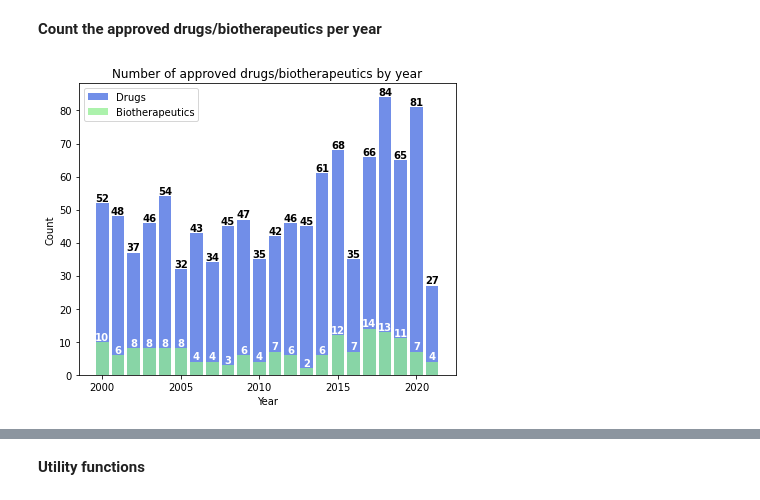
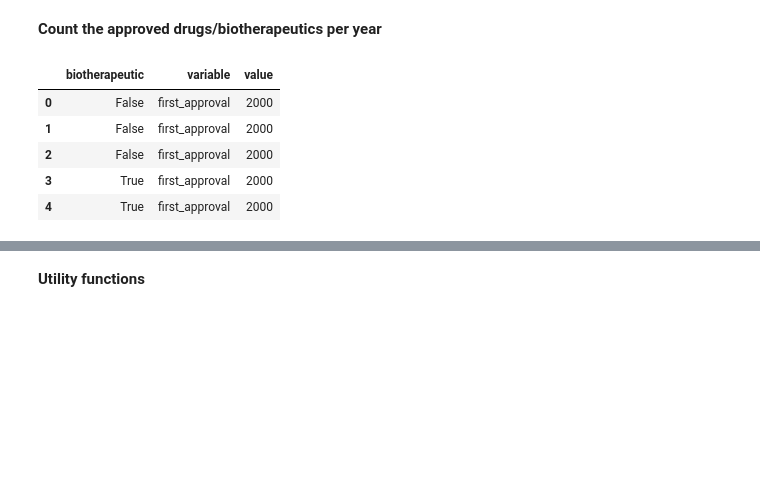
Before and after one commit to enricocid/python-scientific-exercises, a Jupyter notebook: chem_approved_drugs.ipynb, the cells around one changed output, grey strips where cells are left out. Cells and saved outputs as stored; diff of their text form; code cells hidden in the pictures; blank space fills up the shorter version.

```diff
--- a/chem_approved_drugs.ipynb
+++ b/chem_approved_drugs.ipynb
@@ -44,23 +44,14 @@ df.head()
 5 rows × 38 columns
 # %% [markdown]
 **Count the approved drugs/biotherapeutics per year**
-# %%
-fig, ax = plt.subplots(figsize=(6,5))
-
-drugs = df["first_approval"].value_counts(sort=False)
-biotherapeutics = df[df["biotherapeutic"].notnull()]["first_approval"].value_counts(sort=False)
-
-ax.bar(x=drugs.index, height=drugs.values, alpha=0.75, color="royalblue", label="Drugs")
-ax.bar(x=biotherapeutics.index, height=biotherapeutics.values, alpha=0.75, color="lightgreen", label="Biotherapeutics")
-ax.bar_label(ax.containers[0], color="k", fontweight="bold")
-ax.bar_label(ax.containers[1], color="white", fontweight="bold")
-
-ax.set_title("Number of approved drugs/biotherapeutics by year")
-ax.set_xlabel("Year")
-ax.set_ylabel("Count")
-
-plt.legend()
-fig.tight_layout()
-plt.show()
-# %% [output]
-[figure, removed]
+# %%
+df_ = df.melt(id_vars="biotherapeutic", value_vars="first_approval")
+df_["biotherapeutic"] = df_["biotherapeutic"].apply(lambda x: x is not None)
+df_.head()
+# %% [output]
+|  | biotherapeutic | variable | value |
+| 0 | False | first_approval | 2000 |
+| 1 | False | first_approval | 2000 |
+| 2 | False | first_approval | 2000 |
+| 3 | True | first_approval | 2000 |
+| 4 | True | first_approval | 2000 |
```
Also changed, not shown: parts of 2 cells of this notebook.
